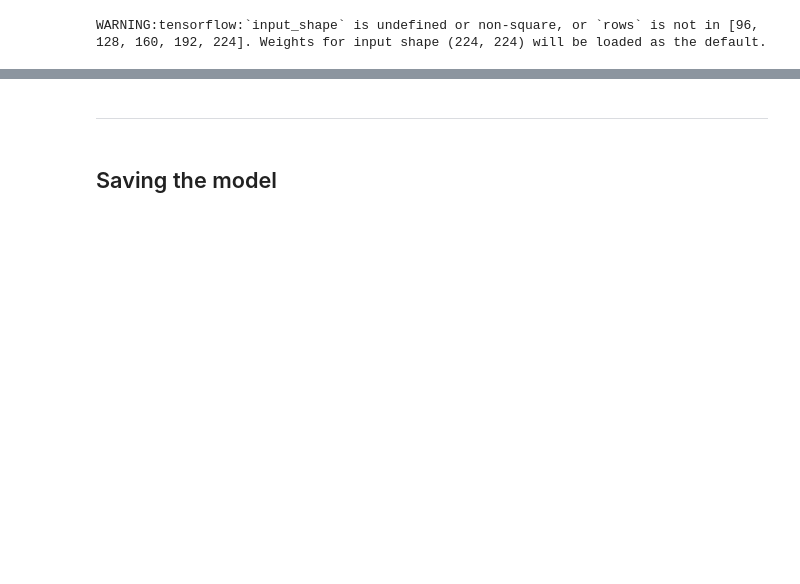
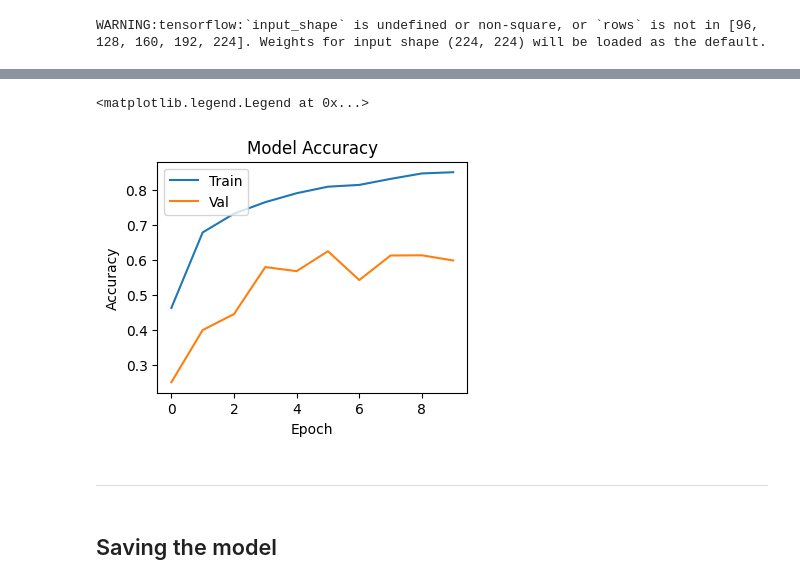
Before and after one commit to andrewyoo214/Machine_Learning_practices, a Jupyter notebook: Tensorflow_prac/SSD_object_detection/tflite_generation.ipynb, the cells around one changed output, grey strips where cells are left out. Drawn from its saved outputs; the diff is of its cells as text; code cells hidden in the pictures; blank space fills up the shorter version.

Commit message:
Tensor SSD object detection model to tflite convert

```diff
--- a/Tensorflow_prac/SSD_object_detection/tflite_generation.ipynb
+++ b/Tensorflow_prac/SSD_object_detection/tflite_generation.ipynb
@@ -51,8 +81,8 @@ print((x_test.shape,y_test.shape))
 # x_train=x_train / 255.0
 # x_test=x_test / 255.0
 
-# x_train=x_train.astype(np.float32) / 255.0
-# x_test=x_test.astype(np.float32) / 255.0
+x_train=x_train.astype(np.float32) / 255.0
+x_test=x_test.astype(np.float32) / 255.0
 
 #One hot encoding
 y_train_cat=to_categorical(y_train,10)
@@ -71,10 +102,17 @@ from keras.applications.mobilenet_v2 import MobileNetV2
 # %%
 ## Reorganizing the MobileNetV2 model for our own custom dataset
 ## and be ready for the transfer learning
-base_model = MobileNetV2(include_top = False,
-                    weights= 'imagenet',
-                    input_shape=(32,32,3),
-                    classes = y_train.shape[1])
+# base_model = MobileNetV2(weights='imagenet') ## loading original MobileNetV2 model
+base_model = MobileNetV2(
+    input_shape = (32,32,3),         # input image resolution
+    alpha = 1.0,                     # float, larger than zero, controls the width of the network
+    include_top = False,             # whether to include the fully-connected layer at the top of the network.
+    weights= 'imagenet',             # None(random initialization), 'imagenet'(pre-training of ImageNet) or the path to the weights
+    input_tensor = None,             # optional keras tensor to use as image input
+    pooling = None,                  # optional pooling mode for feature extraction (None, avg, max)
+    # classes = y_train.shape[1],      # integer number of classes to classify images into
+    # classifier_activation='softmax'  # activation function to use on the "top" layer
+)
 # %% [output]
 WARNING:tensorflow:`input_shape` is undefined or non-square, or `rows` is not in [96, 128, 160, 192, 224]. Weights for input shape (224, 224) will be loaded as the default.
 # %%
@@ -143,8 +177,22 @@ _________________________________________________________________
 #Compiling Model using SGD
 
 model.compile(loss = 'categorical_crossentropy', optimizer = 'adam', metrics = ['accuracy'])
+# %%
+## Setting my own Callback system
+## Adjusting EarlyStopping supported by keras
+AndrewCallback = tf.keras.callbacks.EarlyStopping(
+    monitor='val_loss',           # quantity to be monitored
+    # min_delta=0,                  # minimum change in the monitored quantity to qualify as an improvement
+    patience=5,                   # number of epochs with no improvement
+    verbose=1,                    # 0 is silent, 1 displays messages
+    mode='auto',                  # auto / min: will stop monitored has stopped decreasing / max: stop when monitored has stopped increasing
+    # baseline=None,                # baseline value
+    restore_best_weights=True,    # whether to restore model weights from the epoch with the best value of the monitored quantity
+    # start_from_epoch=0            # numberof epochs to wait before starting to monitor improvement
+)
 # %%
 #Training Model
-hist = model.fit(x_train, y_train_cat, batch_size = 100, epochs = 20, validation_split = 0.1)
+with tf.device('/device:GPU:0'):
+    hist = model.fit(x_train, y_train_cat, batch_size = 100, epochs = 20, validation_split = 0.1, callbacks= AndrewCallback)
 # %% [output]
 Epoch 1/20
@@ -171,12 +221,15 @@ model.evaluate(testX, testY_one_hot)[1]
 # %%
-#Visualizing Model Accuracy
-
+## Visualizing Model Accuracy
+fig = plt.figure(figsize=(4,3))
 plt.plot(hist.history['accuracy'])
 plt.plot(hist.history['val_accuracy'])
 plt.title('Model Accuracy')
 plt.xlabel('Epoch')
 plt.ylabel('Accuracy')
 plt.legend(['Train', 'Val'], loc = 'upper left')
+# %% [output]
+<matplotlib.legend.Legend at 0x...>
+[figure, added]
 # %% [markdown]
 -----------
 # %% [markdown]
```
Also changed, not shown: parts of 19 cells of this notebook, 9 other files.
